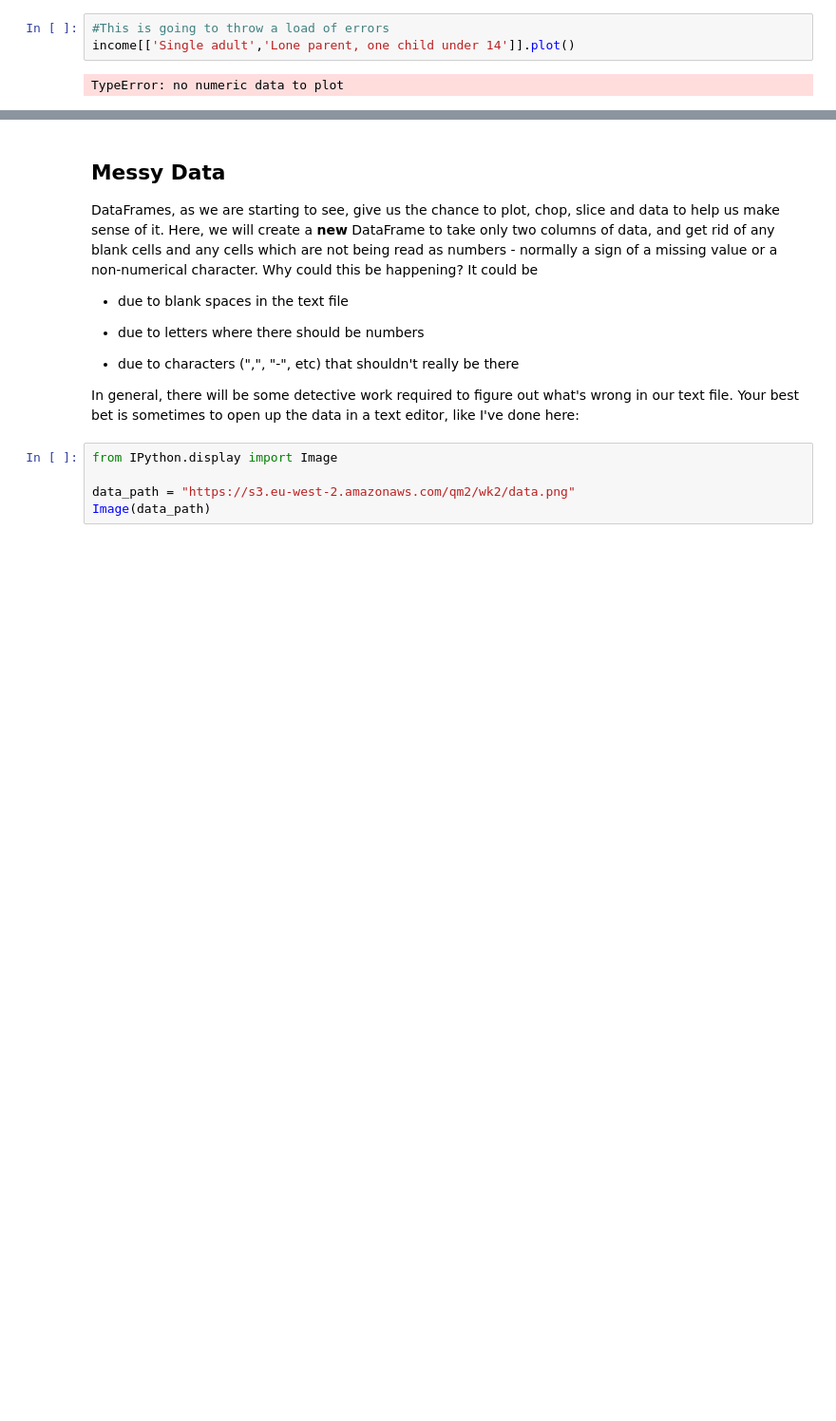
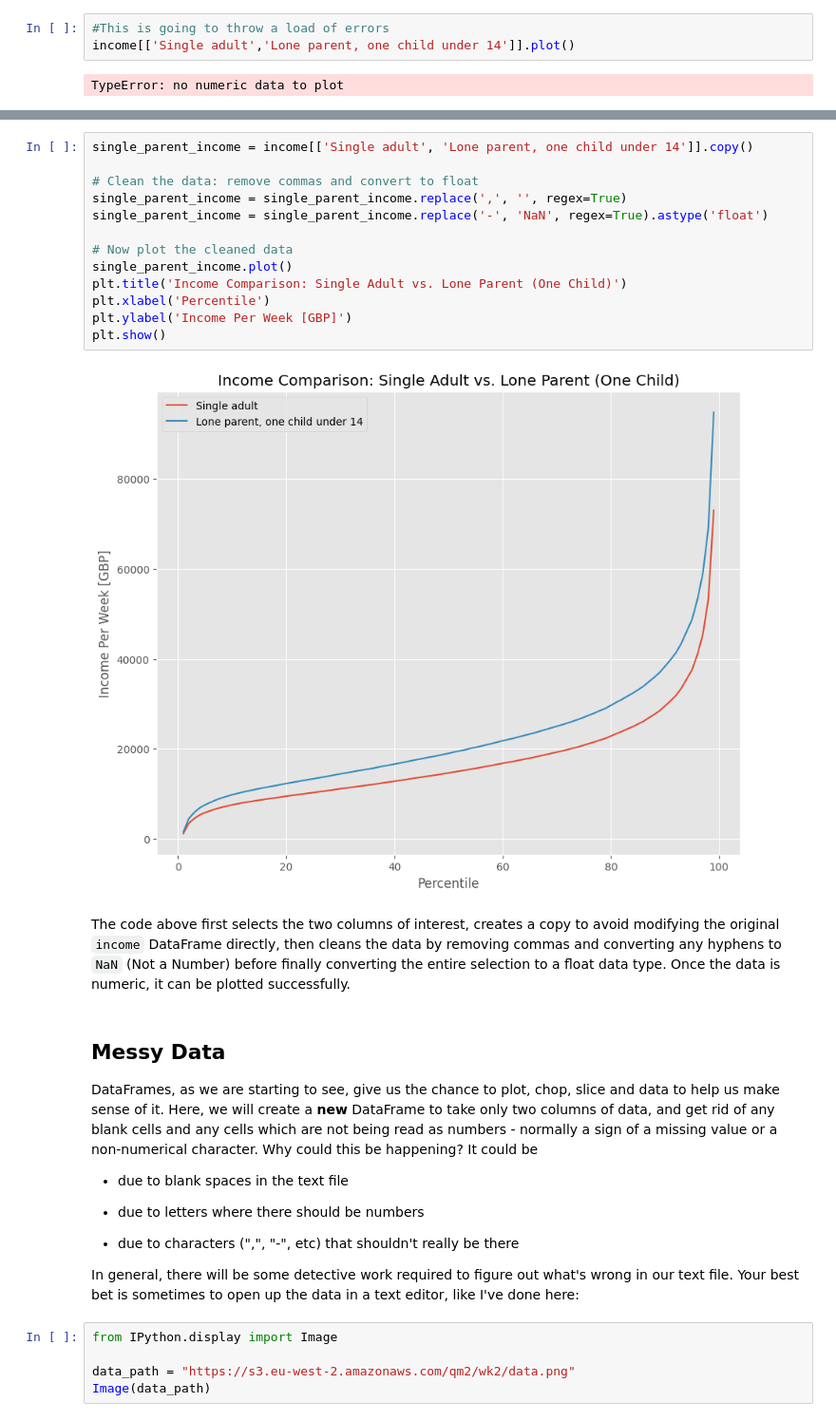
Before and after one commit to shynnnexe/QM2, a Jupyter notebook: W2_Working_with_Data_in_Pandas.ipynb, the cells around one changed output, grey strips where cells are left out. Shown at 95% size. Drawn from its saved outputs; the diff is of its cells as text; blank space fills up the shorter version.

```diff
--- a/W2_Working_with_Data_in_Pandas.ipynb
+++ b/W2_Working_with_Data_in_Pandas.ipynb
@@ -231,3 +273,20 @@ This isn't looking good. There's a load of text and no graph. If you've not seen
+# %%
+single_parent_income = income[['Single adult', 'Lone parent, one child under 14']].copy()
+
+# Clean the data: remove commas and convert to float
+single_parent_income = single_parent_income.replace(',', '', regex=True)
+single_parent_income = single_parent_income.replace('-', 'NaN', regex=True).astype('float')
+
+# Now plot the cleaned data
+single_parent_income.plot()
+plt.title('Income Comparison: Single Adult vs. Lone Parent (One Child)')
+plt.xlabel('Percentile')
+plt.ylabel('Income Per Week [GBP]')
+plt.show()
+# %% [output]
+[figure, added]
+# %% [markdown]
+The code above first selects the two columns of interest, creates a copy to avoid modifying the original `income` DataFrame directly, then cleans the data by removing commas and converting any hyphens to `NaN` (Not a Number) before finally converting the entire selection to a float data type. Once the data is numeric, it can be plotted successfully.
 # %% [markdown]
 ## Messy Data
 
```
Also changed, not shown: parts of 24 cells of this notebook.
